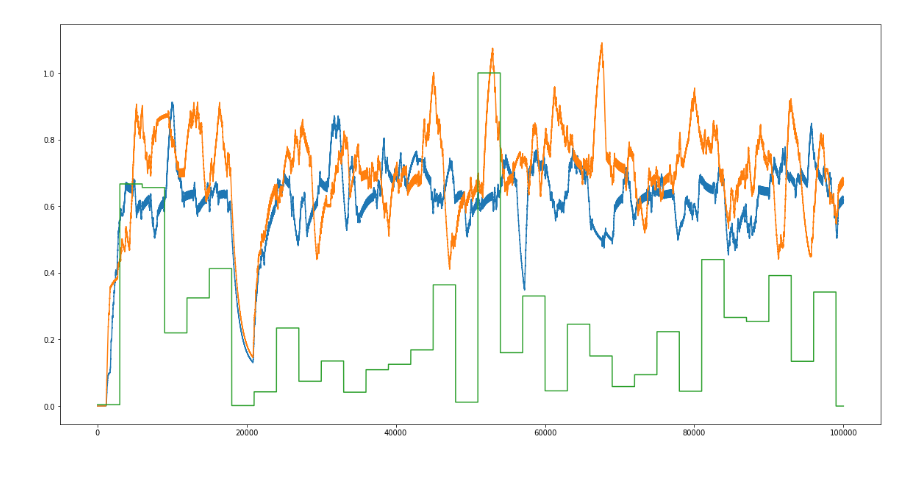
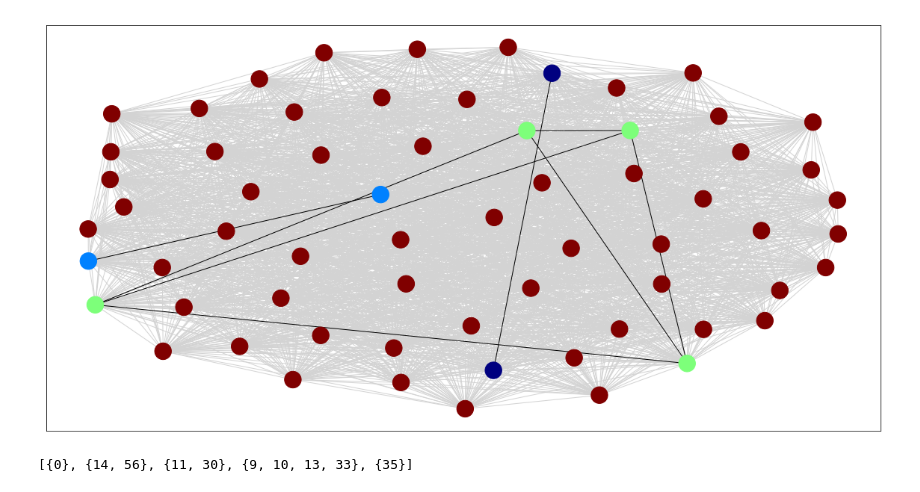
Before and after one commit to dkaravaev/neurodyn, a Jupyter notebook: Original.ipynb, the cells around one changed output. Cells and saved outputs as stored; diff of their text form; code cells hidden in the pictures.

```diff
--- a/Original.ipynb
+++ b/Original.ipynb
@@ -108,11 +196,0 @@ plt.show()
-# %%
-plt.figure(figsize=(20, 10))
-ent_10 = EntropySWT(results['W_13'], 'db2')
-ent_13 = EntropySWT(results['W_9'], 'db2')
-values = EntropySWT.compare_sliced(3000, ent_10, ent_13, WaveletEntropy.distribution, WaveletEntropy.jensen)
-plt.plot(results['W_13'] / np.max(results['W_0']))
-plt.plot(results['W_9'] / np.max(results['W_13']))
-plt.plot(np.sqrt(values) / np.sqrt(np.max(values)))
-plt.show()
-# %% [output]
-[figure, removed]
@@ -122,0 +199,39 @@ packet.w
+# %%
+g = nx.complete_graph(N)
+# %%
+def in_cluster(n, clusters):
+    for i, cs in enumerate(res):
+        if len(cs) > 1:
+            for j in cs:
+                if j == n:
+                    return i
+    return -1
+
+values = [0.5] * N
+c = 0.1
+for cs in res:
+    if len(cs) > 1:
+        for n in cs:
+            values[n] = c
+        c += 0.1
+
+
+
+plt.figure(figsize=(20, 10))
+pos = nx.spring_layout(g)
+nx.draw_networkx_nodes(g, pos, cmap=plt.get_cmap('jet'),
+                       node_color = values, node_size = 500)
+
+black_edges = [(b, e) for b, e in g.edges() if in_cluster(b, clusters) == in_cluster(e, clusters) and in_cluster(e,clusters) != -1]
+white_edges = [edge for edge in g.edges() if edge not in black_edges]
+nx.draw_networkx_edges(g, pos, edgelist=white_edges, edge_color='lightgray')
+nx.draw_networkx_edges(g, pos, edgelist=black_edges)
+plt.xticks([])
+plt.yticks([])
+plt.show()
+# %% [output]
+[figure, added]
+# %%
+res
+# %% [output]
+[{0}, {14, 56}, {11, 30}, {9, 10, 13, 33}, {35}]
```
Also changed, not shown: parts of 19 cells of this notebook, 4 other files.
